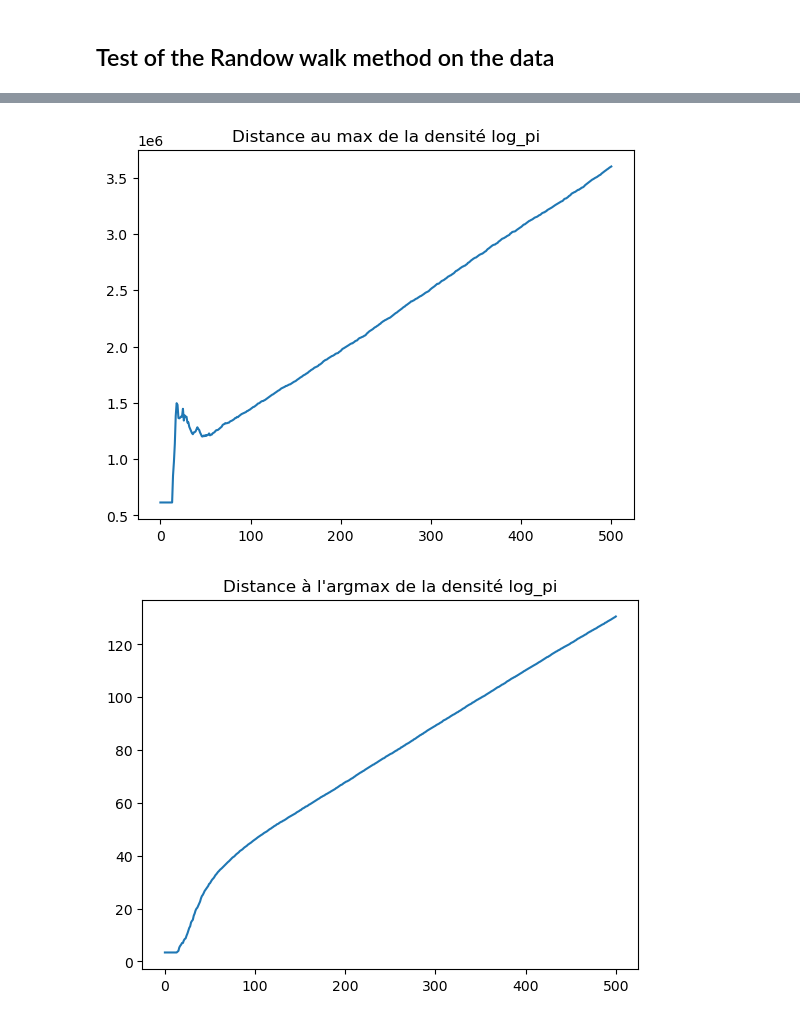
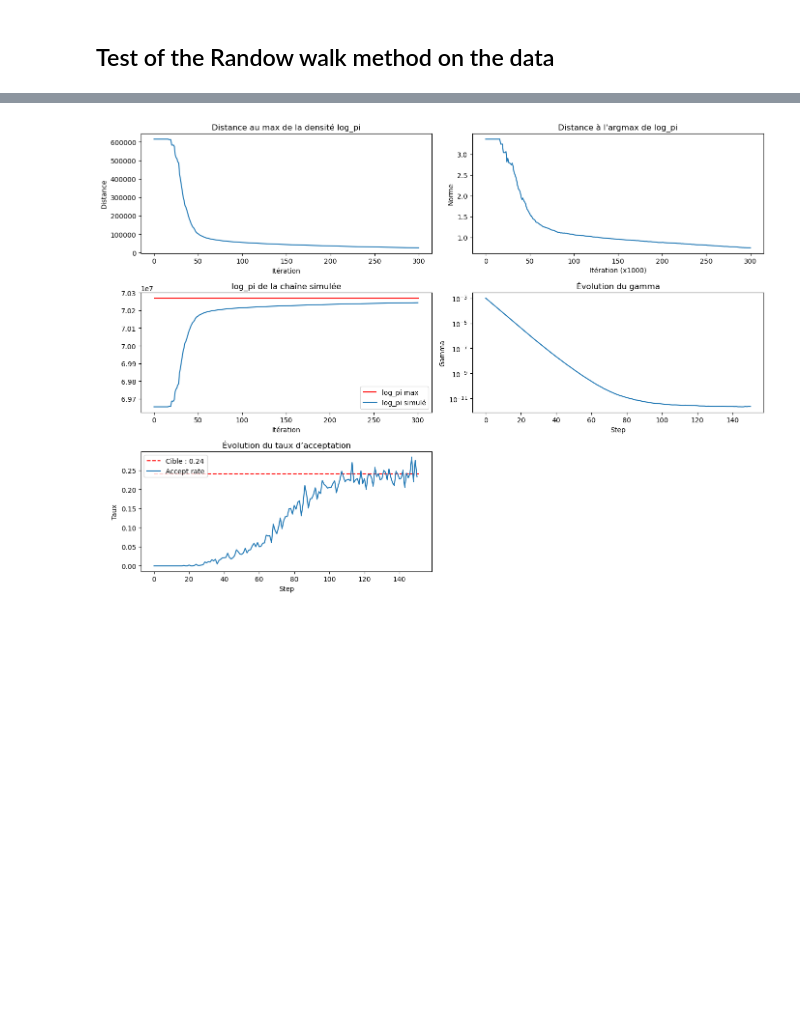
Before and after one commit to vetlerl/mcmc-epidemic, a Jupyter notebook: covid_graphics.ipynb, the cells around one changed output, grey strips where cells are left out. Cells and saved outputs as stored; diff of their text form; code cells hidden in the pictures; blank space fills up the shorter version.

Commit message:
RW Source/Image working

```diff
--- a/covid_graphics.ipynb
+++ b/covid_graphics.ipynb
@@ -37,6 +37,6 @@ Z,phi=load_data('stuff/Z.csv', 'stuff/Phi.csv')
 lambda_O = 0.05
 lambda_R = 3.5*np.std(Z)
 T=len(Z)
-theta_tab,theta_tilde_tab, accepts, gammas,end_burn_in=MHRW(T,Z,phi,lambda_R,lambda_O,MAP,niter=2e6,method="image")
+theta_tab,theta_tilde_tab, accepts, gammas,end_burn_in=MHRW(T,Z,phi,lambda_R,lambda_O,MAP,niter=3e5,method="image")
 # %% [output]
 50000
@@ -54,41 +52,55 @@ End of the burn-in
 # %%
 lambda_O = 0.05
 lambda_R = 3.5*np.std(Z)
 T=len(Z)
 a = 0.73597
 b = 0.73227
 barsh=Buildbarsh(T,a,b)
 D=BuildD(T)
 C = np.diag(phi)
 logpi_max=log_pi(MAP, phi,Z, lambda_R, D, barsh, lambda_O,phi,C)
 log_pi_tab = np.apply_along_axis(lambda theta: log_pi(theta, phi, Z, lambda_R, D, barsh, lambda_O, phi, C),axis=1,arr=theta_tab[::1000])
 
-plt.figure()
-plt.title("Distance au max de la densité log_pi")
-plt.plot(abs(log_pi_tab-logpi_max))
+fig, axes = plt.subplots(3, 2, figsize=(14, 10))
+axes = axes.flatten()  # plus simple pour indexer
+
+# 1. Distance au max de la densité log_pi
+axes[0].plot(np.abs(log_pi_tab - logpi_max))
+axes[0].set_title("Distance au max de la densité log_pi")
+axes[0].set_xlabel("Itération")
+axes[0].set_ylabel("Distance")
+
+# 2. Distance à l'argmax de la densité log_pi
+axes[1].plot(np.linalg.norm(theta_tab[::1000] - MAP, axis=1))
+axes[1].set_title("Distance à l'argmax de log_pi")
+axes[1].set_xlabel("Itération (x1000)")
+axes[1].set_ylabel("Norme")
+
+# 3. Log_pi de la chaîne simulée
+axes[2].hlines(logpi_max, xmin=0, xmax=len(log_pi_tab), color='red', label="log_pi max")
+axes[2].plot(log_pi_tab, label="log_pi simulé")
+axes[2].set_title("log_pi de la chaîne simulée")
+axes[2].legend()
+axes[2].set_xlabel("Itération")
+
+# 4. Évolution de gamma
+axes[3].semilogy(gammas)
+axes[3].set_title("Évolution du gamma")
+axes[3].set_xlabel("Step")
+axes[3].set_ylabel("Gamma")
+
+# 5. Évolution du taux d’acceptation
+axes[4].hlines(0.24, xmin=0, xmax=len(accepts), linestyle='--', color='red', label="Cible : 0.24")
+axes[4].plot(accepts, label="Accept rate")
+axes[4].set_title("Évolution du taux d’acceptation")
+axes[4].set_xlabel("Step")
+axes[4].set_ylabel("Taux")
+axes[4].legend()
+
+# Supprimer le dernier subplot vide (le 6e)
+fig.delaxes(axes[5])
+
+plt.tight_layout()
 plt.show()
-
-plt.figure()
-plt.title("Distance à l'argmax de la densité log_pi")
-plt.plot(np.linalg.norm(theta_tab[::1000]-MAP,axis=1))
-plt.show()
-
-plt.figure()
-plt.title("Log_pi de la chaîne simulée")
-plt.hlines(logpi_max,xmin=0,xmax=len(log_pi_tab),color='red')
-plt.plot(log_pi_tab)
-plt.show()
-
-plt.figure()
-plt.title("Evolution du gamma")
-plt.plot(gammas)
-plt.show()
-
-plt.figure()
-plt.title("Evolution du taux d'acceptation")
-plt.hlines(0.24,xmin=0,xmax=len(accepts),linestyle='--',color='red')
-plt.plot(accepts)
-plt.show()
 # %% [output]
-[figure, old version]
+[figure, new version]
-[figure, removed]
```
Also changed, not shown: parts of 5 cells of this notebook, 1 other file.
